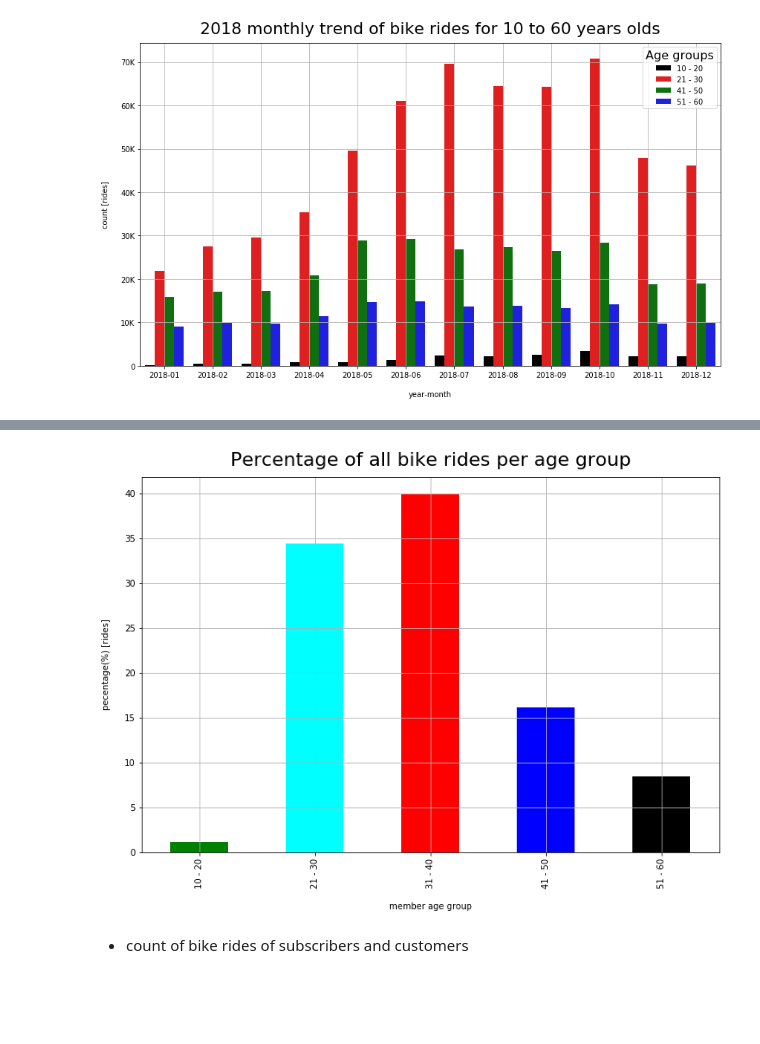
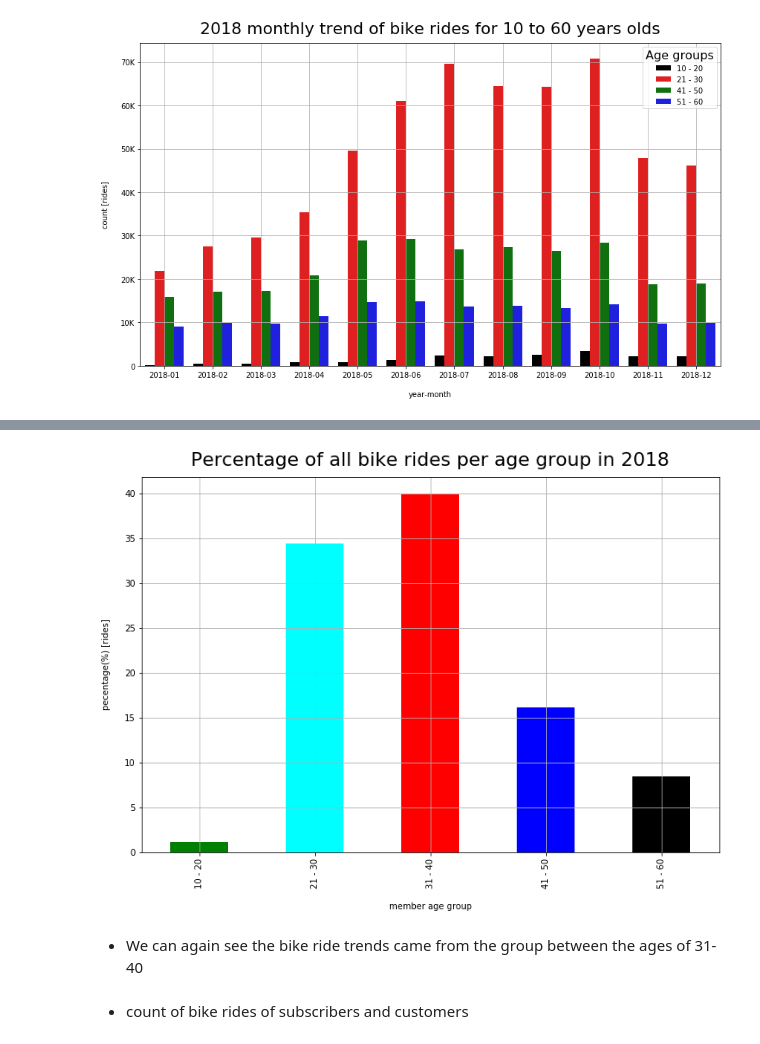
Before and after one commit to J2Naughton/FordGoBike, a Jupyter notebook: FordGoBikePart2.ipynb, the cells around one changed output, grey strips where cells are left out. Cells and saved outputs as stored; diff of their text form; code cells hidden in the pictures; blank space fills up the shorter version.

```diff
--- a/FordGoBikePart2.ipynb
+++ b/FordGoBikePart2.ipynb
@@ -324,14 +339,16 @@ trip_by_age_df['perc'] = (trip_by_age_df['bike_id']/trip_by_age_df['bike_id'].su
 # %%
 
 new_color = ['green','cyan', 'red', 'blue', 'black','green','magenta']
 trip_by_age_df['perc'].plot(kind='bar', color=new_color, figsize=(12,8))
-plt.title('Percentage of all bike rides per age group', fontsize=22, y=1.015)
+plt.title('Percentage of all bike rides per age group in 2018', fontsize=22, y=1.015)
 plt.xlabel('member age group', labelpad=16)
 plt.ylabel('pecentage(%) [rides]', labelpad=16)
 plt.grid()
 plt.savefig('pic21.png')
 # %% [output]
-[figure, old version]
+[figure, new version]
+# %% [markdown]
+  * We can again see the bike ride trends came from the group between the ages of 31-40
 # %% [markdown]
   * count of bike rides of subscribers and customers
 # %%
```
Also changed, not shown: parts of 24 cells of this notebook.
